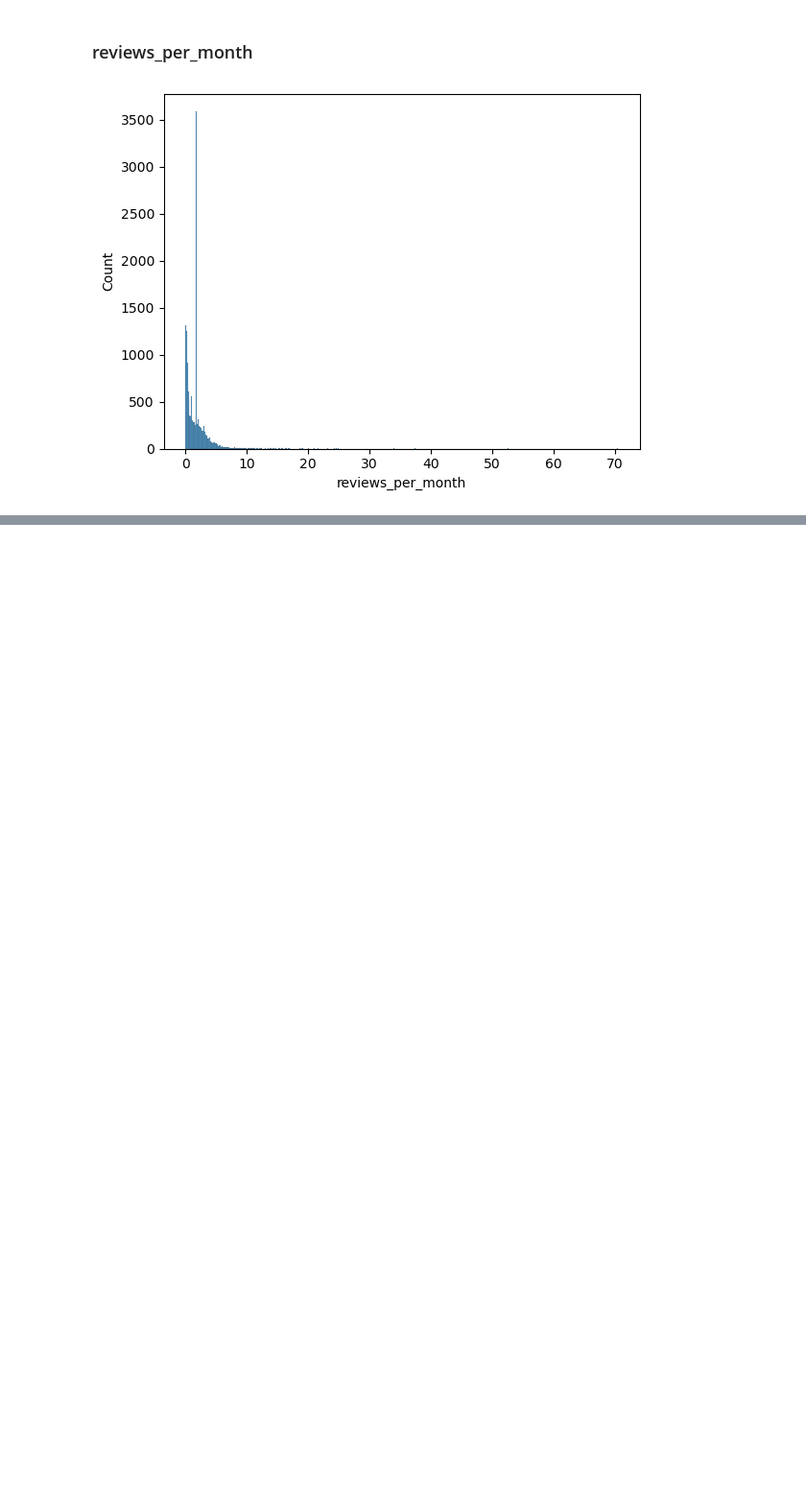
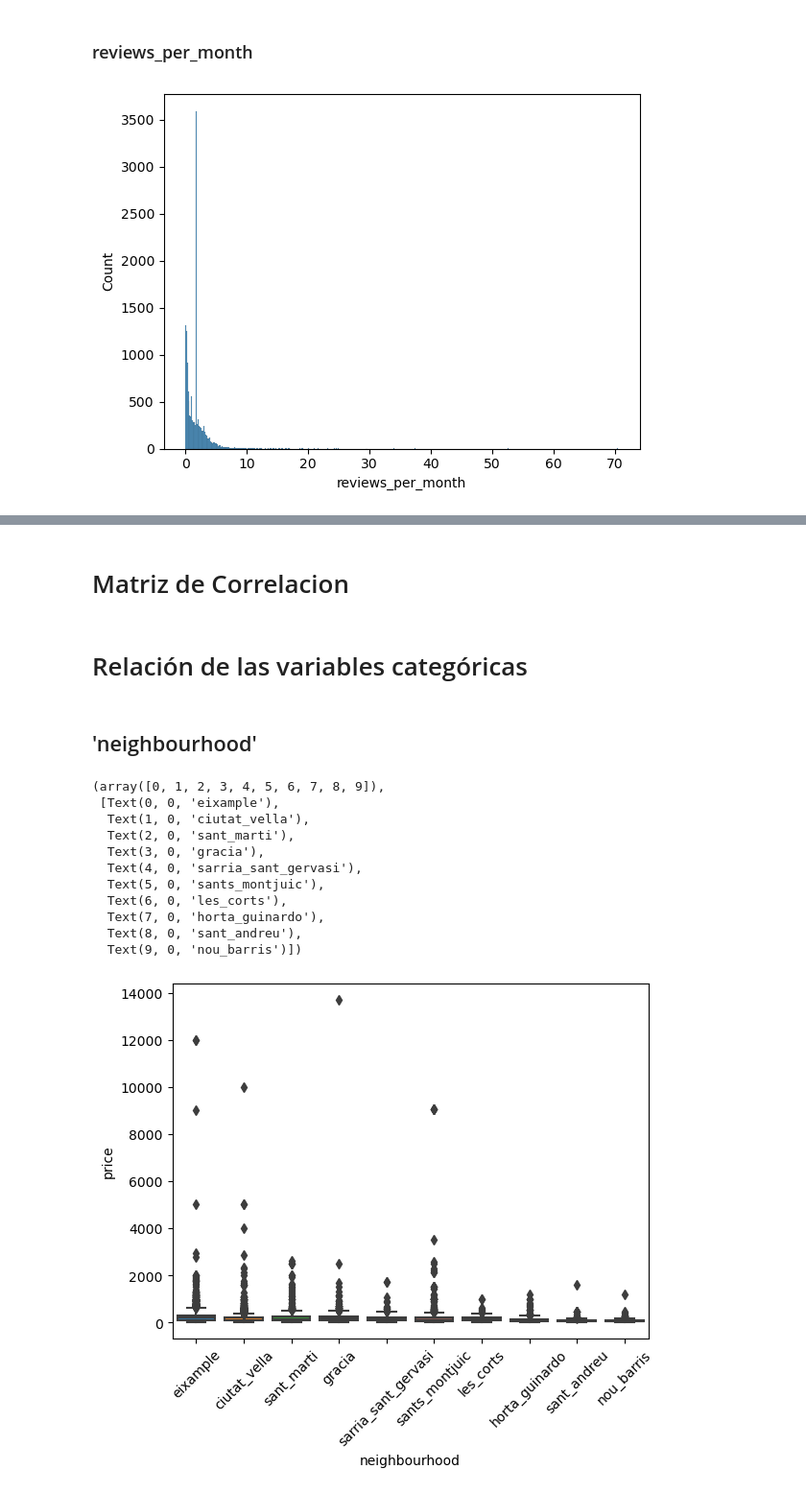
Before and after one commit to migueldacostam/AIRBNB_Price_Prediction, a Jupyter notebook: Análisis_Exploratorio_unificado.ipynb, the cells around one changed output, grey strips where cells are left out. Shown at 96% size. Cells and saved outputs as stored; diff of their text form; code cells hidden in the pictures; blank space fills up the shorter version.

```diff
--- a/Análisis_Exploratorio_unificado.ipynb
+++ b/Análisis_Exploratorio_unificado.ipynb
@@ -1360,0 +1419,22 @@ Valores únicos en la columna 'Tiene_cocina':
+# %% [markdown]
+# Matriz de Correlacion
+# %% [markdown]
+# Relación de las variables categóricas
+# %% [markdown]
+## 'neighbourhood'
+# %%
+sns.boxplot(x='neighbourhood', y='price', data=df2)
+plt.xticks(rotation=45)
+# %% [output]
+(array([0, 1, 2, 3, 4, 5, 6, 7, 8, 9]),
+ [Text(0, 0, 'eixample'),
+  Text(1, 0, 'ciutat_vella'),
+  Text(2, 0, 'sant_marti'),
+  Text(3, 0, 'gracia'),
+  Text(4, 0, 'sarria_sant_gervasi'),
+  Text(5, 0, 'sants_montjuic'),
+  Text(6, 0, 'les_corts'),
+  Text(7, 0, 'horta_guinardo'),
+  Text(8, 0, 'sant_andreu'),
+  Text(9, 0, 'nou_barris')])
+[figure, added]
```
Also changed, not shown: parts of 47 cells of this notebook, 1 other file.
